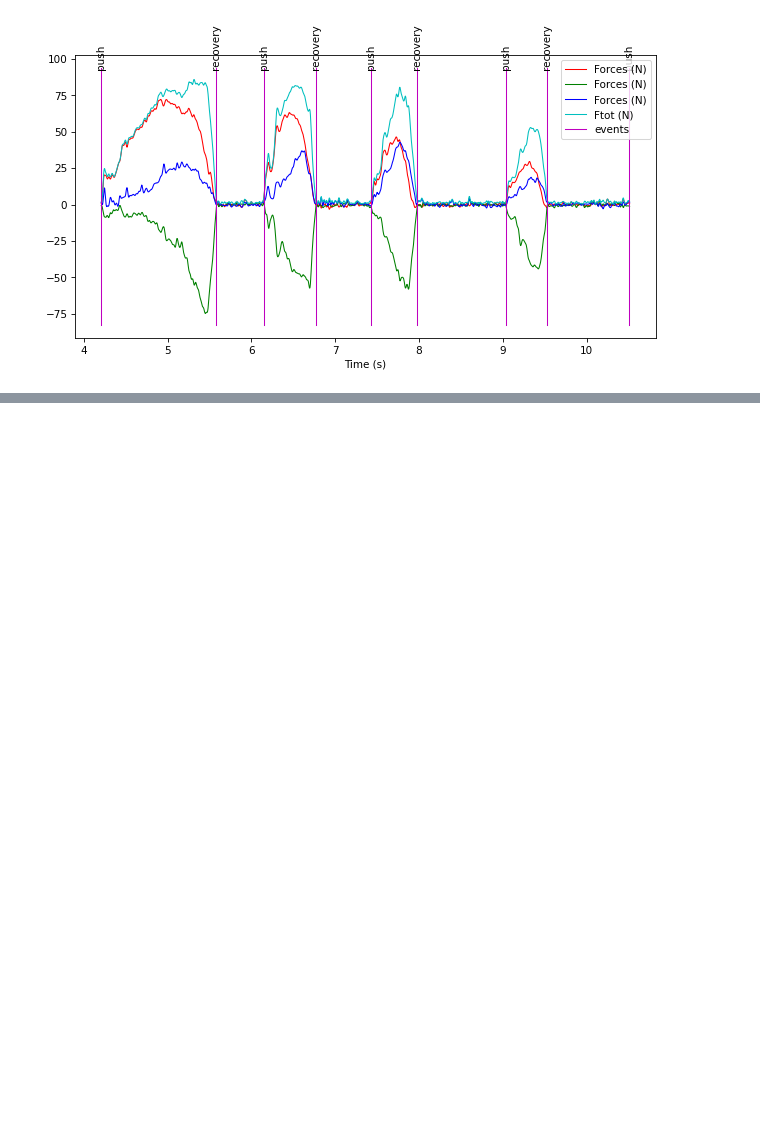
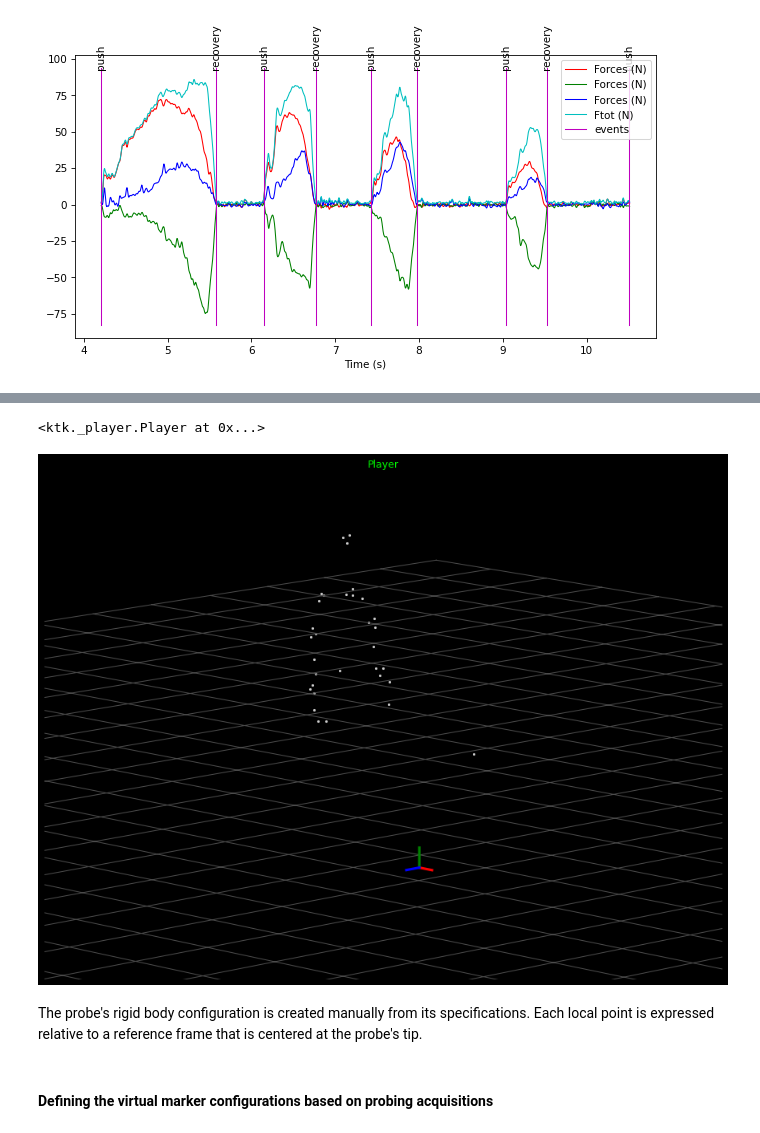
Before and after one commit to kineticstoolkit/kineticstoolkit, a Jupyter notebook: tutorials/index.ipynb, the cells around one changed output, grey strips where cells are left out. Saved outputs shown, nothing was run; the diff lists cells and outputs as text; code cells hidden in the pictures; blank space fills up the shorter version.

Commit message:
Added kinematics processing in tutorial

```diff
--- a/tutorials/index.ipynb
+++ b/tutorials/index.ipynb
@@ -349,0 +387,16 @@ ts3.plot(plot_event_names=True)
+# %%
+marker_names = [
+    'Probe1', 'Probe2', 'Probe3', 'Probe4', 'Probe5', 'Probe6',
+    'WheelchairRearR', 'WheelchairRearL', 'WheelchairFront',
+    'ScapulaL1', 'ScapulaL2', 'ScapulaL3',
+    'ScapulaR1', 'ScapulaR2', 'ScapulaR3',
+    'Head1', 'Head2', 'Head3',
+    'Sternum',
+    'ArmL1', 'ArmL2', 'ArmL3',
+    'LateralEpicondyleL', 'ForearmL1', 'ForearmL2', 'ForearmL3',
+    'NAG',
+    'GloveL1', 'GloveL2', 'GloveL3',
+    'ArmR1', 'ArmR2', 'ArmR3',
+    'LateralEpicondyleR', 'ForearmR1', 'ForearmR2', 'ForearmR3',
+    'NAR',
+    'GloveR1', 'GloveR2', 'GloveR3']
@@ -349,0 +409,14 @@ ts3.plot(plot_event_names=True)
+# %%
+config = dict()                 # Will contain all configuration data.
+config['RigidBodies'] = dict()  # Will contain all rigid body configurations.
+
+# Read the static trial
+markers = ktk.kinematics.read_n3d_file('data/kinematics/sample_static.n3d',
+                                       labels=marker_names)
+
+# Show this trial, just to inspect it
+ktk.Player(markers=markers, zoom=2, azimuth=0.8, elevation=0.16,
+           translation=(0.2, -0.7))
+# %% [output]
+<ktk._player.Player at 0x...>
+[figure, added]
@@ -349,0 +430,2 @@ ts3.plot(plot_event_names=True)
+# %% [markdown]
+The probe's rigid body configuration is created manually from its specifications. Each local point is expressed relative to a reference frame that is centered at the probe's tip.
@@ -349,0 +443,2 @@ ts3.plot(plot_event_names=True)
+# %% [markdown]
+#### Defining the virtual marker configurations based on probing acquisitions ####
```
Also changed, not shown: parts of 20 cells of this notebook, 11 other files.
